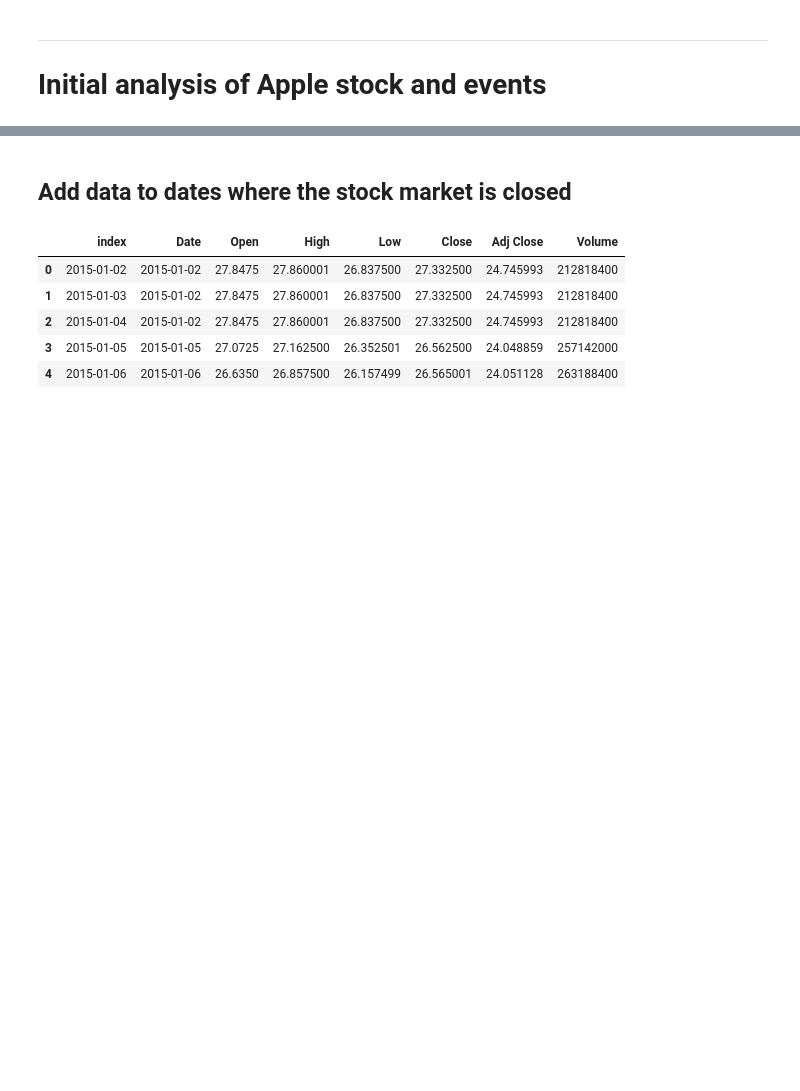
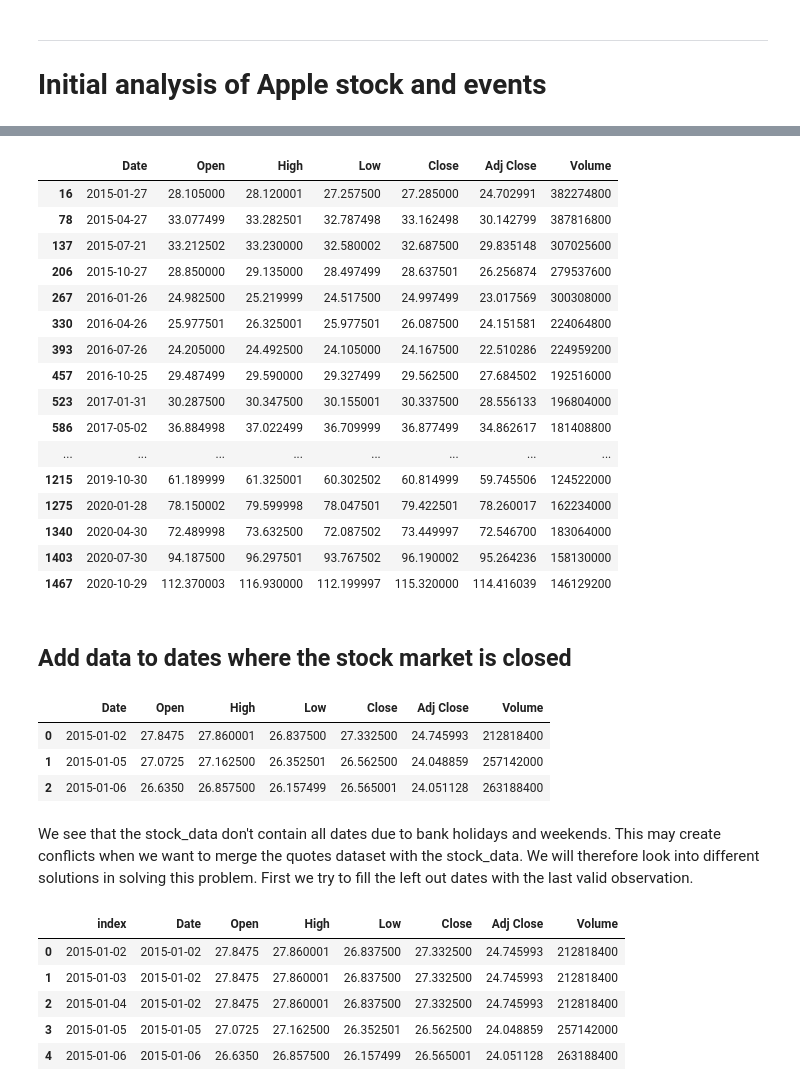
Before and after one commit to epfl-ada/ada-2021-project-club6analysis, a Jupyter notebook: ADA_initial_analysis.ipynb, the cells around one changed output, grey strips where cells are left out. Cells and saved outputs as stored; diff of their text form; code cells hidden in the pictures; blank space fills up the shorter version.

```diff
--- a/ADA_initial_analysis.ipynb
+++ b/ADA_initial_analysis.ipynb
@@ -264,11 +311,40 @@ quarterly_earnings.head(10)
 # %%
 #Create a new dataframe only containing stock data from Apple event-days
 apple_event_and_stock_data=stock_data[stock_data.Date.isin(apple_event_dates_str)]
 apple_event_and_stock_data.head()
 
 apple_earnings_and_stock_data=stock_data[stock_data.Date.isin(quarterly_earnings["Earnings Date"])]
+apple_earnings_and_stock_data
+# %% [output]
+|  | Date | Open | High | Low | Close | Adj Close | Volume |
+| 16 | 2015-01-27 | 28.105000 | 28.120001 | 27.257500 | 27.285000 | 24.702991 | 382274800 |
+| 78 | 2015-04-27 | 33.077499 | 33.282501 | 32.787498 | 33.162498 | 30.142799 | 387816800 |
+| 137 | 2015-07-21 | 33.212502 | 33.230000 | 32.580002 | 32.687500 | 29.835148 | 307025600 |
+| 206 | 2015-10-27 | 28.850000 | 29.135000 | 28.497499 | 28.637501 | 26.256874 | 279537600 |
+| 267 | 2016-01-26 | 24.982500 | 25.219999 | 24.517500 | 24.997499 | 23.017569 | 300308000 |
+| 330 | 2016-04-26 | 25.977501 | 26.325001 | 25.977501 | 26.087500 | 24.151581 | 224064800 |
+| 393 | 2016-07-26 | 24.205000 | 24.492500 | 24.105000 | 24.167500 | 22.510286 | 224959200 |
+| 457 | 2016-10-25 | 29.487499 | 29.590000 | 29.327499 | 29.562500 | 27.684502 | 192516000 |
+| 523 | 2017-01-31 | 30.287500 | 30.347500 | 30.155001 | 30.337500 | 28.556133 | 196804000 |
+| 586 | 2017-05-02 | 36.884998 | 37.022499 | 36.709999 | 36.877499 | 34.862617 | 181408800 |
+| ... | ... | ... | ... | ... | ... | ... | ... |
+| 1215 | 2019-10-30 | 61.189999 | 61.325001 | 60.302502 | 60.814999 | 59.745506 | 124522000 |
+| 1275 | 2020-01-28 | 78.150002 | 79.599998 | 78.047501 | 79.422501 | 78.260017 | 162234000 |
+| 1340 | 2020-04-30 | 72.489998 | 73.632500 | 72.087502 | 73.449997 | 72.546700 | 183064000 |
+| 1403 | 2020-07-30 | 94.187500 | 96.297501 | 93.767502 | 96.190002 | 95.264236 | 158130000 |
+| 1467 | 2020-10-29 | 112.370003 | 116.930000 | 112.199997 | 115.320000 | 114.416039 | 146129200 |
 # %% [markdown]
 ## Add data to dates where the stock market is closed
+# %%
+stock_data.head(3)
+# %% [output]
+|  | Date | Open | High | Low | Close | Adj Close | Volume |
+| 0 | 2015-01-02 | 27.8475 | 27.860001 | 26.837500 | 27.332500 | 24.745993 | 212818400 |
+| 1 | 2015-01-05 | 27.0725 | 27.162500 | 26.352501 | 26.562500 | 24.048859 | 257142000 |
+| 2 | 2015-01-06 | 26.6350 | 26.857500 | 26.157499 | 26.565001 | 24.051128 | 263188400 |
+# %% [markdown]
+We see that the stock_data don't contain all dates due to bank holidays and weekends. This may create conflicts when we want to merge the quotes dataset with the stock_data. We will therefore look into different solutions in solving this problem.
+First we try to fill the left out dates with the last valid observation.
 # %%
 stock_data_with_closed_days=stock_data.copy()
 idx = pd.date_range('2015-01-02', '2020-12-31')
```
Also changed, not shown: parts of 16 cells of this notebook.
